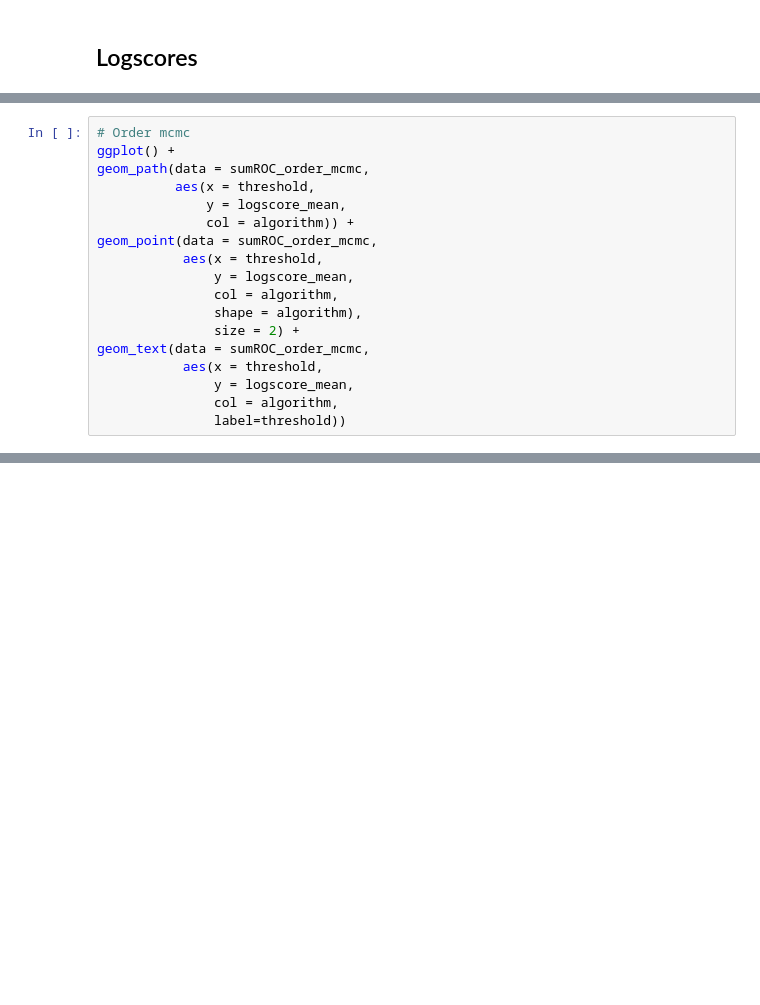
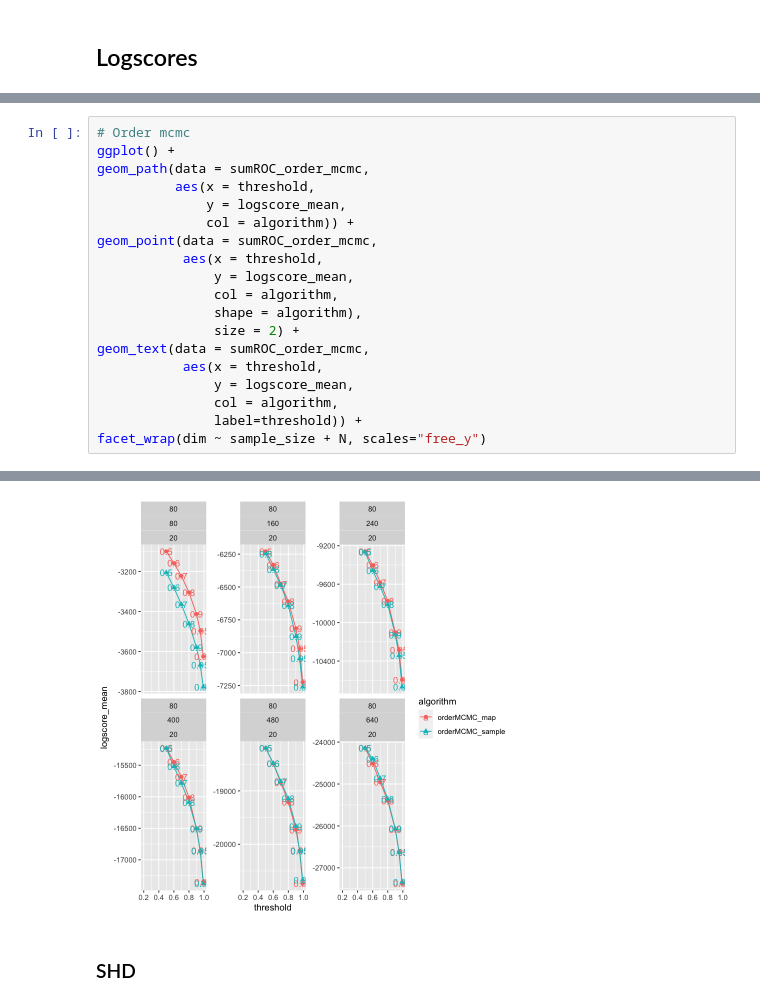
Before and after one commit to felixleopoldo/benchpress, a Jupyter notebook: benchmark/plot.ipynb, the cells around one changed output, grey strips where cells are left out. Cells and saved outputs as stored; diff of their text form; blank space fills up the shorter version.

```diff
--- a/benchmark/plot.ipynb
+++ b/benchmark/plot.ipynb
@@ -321,4 +404,6 @@ geom_text(data = sumROC_order_mcmc,
            aes(x = threshold,
                y = logscore_mean,
                col = algorithm,
-               label=threshold))
+               label=threshold)) +
+facet_wrap(dim ~ sample_size + N, scales="free_y")
+# %% [output]
@@ -324,0 +416,3 @@ geom_text(data = sumROC_order_mcmc,
+[figure, added]
+# %% [markdown]
+### SHD
```
Also changed, not shown: parts of 28 cells of this notebook, 4 other files.
